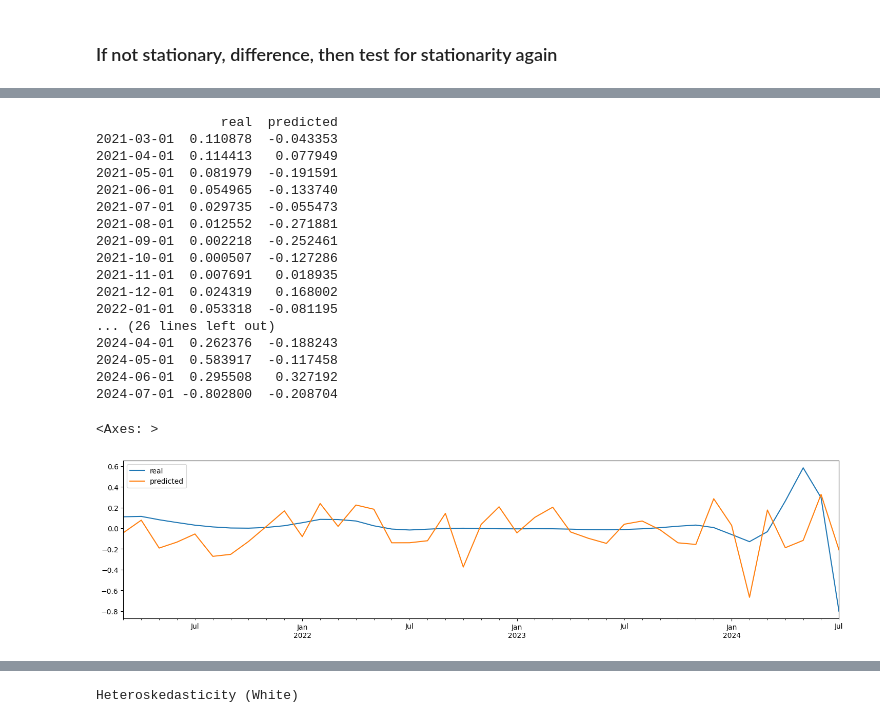
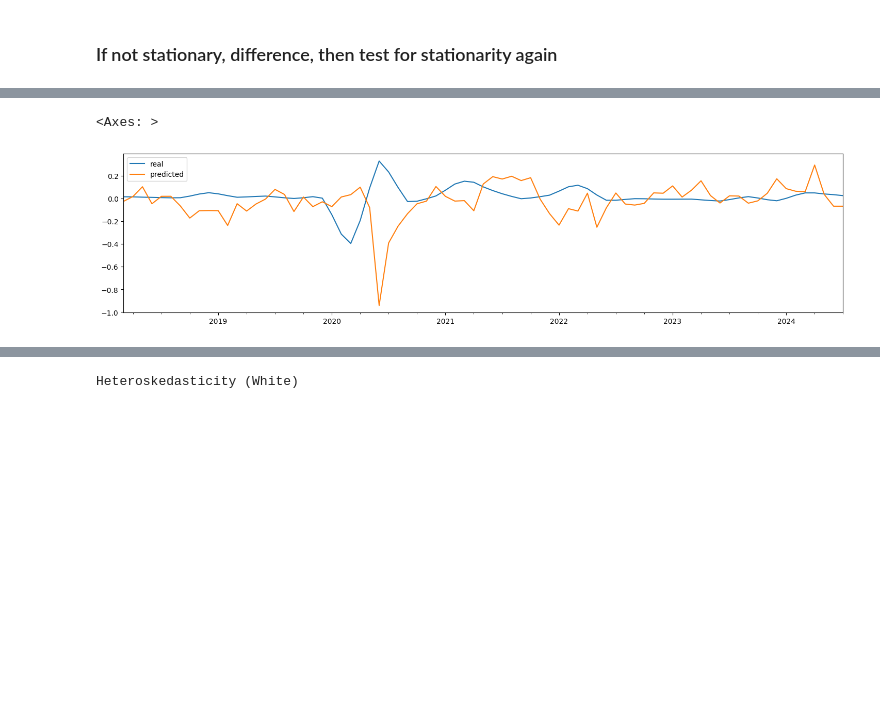
Before and after one commit to powell001/NowCast_Data_v2, a Jupyter notebook: src/a06_forecastQuarterlyData_withMonthlyData_Lasso.ipynb, the cells around one changed output, grey strips where cells are left out. Saved outputs shown, nothing was run; the diff lists cells and outputs as text; code cells hidden in the pictures; blank space fills up the shorter version.

```diff
--- a/src/a06_forecastQuarterlyData_withMonthlyData_Lasso.ipynb
+++ b/src/a06_forecastQuarterlyData_withMonthlyData_Lasso.ipynb
@@ -55,6 +57,10 @@ def y_data(seasonal=True):
 # %%
 regressionData = y_data(seasonal=True).merge(x_data(), left_index=True, right_index=True, how='outer')
 regressionData.to_csv(outputdata1 + "regressiondata_mo.csv")
-df1 = regressionData.iloc[0:355,:].copy()
 
-df1.to_csv("tmp_df1.csv ")
+start_date_analysis = "2000-08-01"  # make divisible by 12 to make coding easier
+save_some_data_for_predictions = "2024-07-01"
+df1 = regressionData.loc[start_date_analysis:save_some_data_for_predictions,:].copy()
+
+
+df1
@@ -181,7 +206,7 @@ STORE_FOR_TESTS['Difference_Stationary'] = np.nan
 STORE_FOR_TESTS['Difference_Data'] = 'False'
 # %%
 def seasonality_test(data):
-    kw_test1 = data.iloc[0:300,:]
+    kw_test1 = data.loc[start_date_analysis:save_some_data_for_predictions,:]
     kw_test1['Months'] = [1,2,3,4,5,6,7,8,9,10,11,12] * int(len(kw_test1)/12)
     kw_test1['Semi'] = [1,2,3,4,5,6] * int(len(kw_test1)/6)
     kw_test1.dropna(inplace=True)
@@ -604,3 +551,3 @@ print(scaled_features_df_diff_lag_subset.shape)
 # %%
-lasout = lassoreg(scaled_features_df_diff_lag_subset.dropna(), alpha=0.0005, title='Feature Selection Based on Lasso (Selectively DIFF DATA LAGGED)')
+lasout = lassoreg(scaled_features_df_diff_lag_subset.dropna(), alpha=0.001, title='Feature Selection Based on Lasso (Selectively DIFF DATA LAGGED)')
 # %% [output]
@@ -638,25 +587,24 @@ chooseThese
 # %%
 reg1 = scaled_features_df_diff_lag[chooseThese]
 reg1.to_csv("tmp.csv")
+
 #reg1 = scaled_features_df_diff_lag[['random_0_lag_1', 'random_1_lag_1']]
 reg1.dropna(inplace=True)
 
 ##################################
-test_train_split = 300
+test_start_date = start_date_analysis
+end_test_date = '2018-03-01'
 ##################################
 
-
-X = reg1.iloc[0:test_train_split, 1:]
+X = reg1.loc[test_start_date:end_test_date, chooseThese[1]:]
 X = sm.add_constant(X)
 
-y_true = reg1.iloc[0:test_train_split:, 0]
+y_true = reg1.loc[test_start_date:end_test_date:, 'gdp_total']
 
 model = sm.OLS(y_true,X)
 results = model.fit()
 print(results.summary())
 
-
-print(scaled_features_df_diff_lag.shape)
 scaled_features_df_diff_lag
 # %% [output]
                             OLS Regression Results
@@ -720,28 +645,14 @@ Name: gdp_total, dtype: float64
 # %%
+ypred = results.predict(X)
+Xnew = reg1.loc[end_test_date:, chooseThese[1]:]
+Xnew[['const']] = 1
+reg1.loc[end_test_date:, ['gdp_total']]
 
 ynewpred = results.predict(Xnew)  # predict out of sample
 
 # plot real and predicted values
-df_pred = pd.DataFrame({'real': reg1.iloc[test_train_split:, 0], 'predicted': ynewpred})
-print(df_pred)
+df_pred = pd.DataFrame({'real': reg1.loc[end_test_date:, 'gdp_total'], 'predicted': ynewpred})
 df_pred.plot()
 # %% [output]
-                real  predicted
-2021-03-01  0.110878  -0.043353
-2021-04-01  0.114413   0.077949
-2021-05-01  0.081979  -0.191591
-2021-06-01  0.054965  -0.133740
-2021-07-01  0.029735  -0.055473
-2021-08-01  0.012552  -0.271881
-2021-09-01  0.002218  -0.252461
-2021-10-01  0.000507  -0.127286
-2021-11-01  0.007691   0.018935
-2021-12-01  0.024319   0.168002
-2022-01-01  0.053318  -0.081195
-... (26 lines left out)
-2024-04-01  0.262376  -0.188243
-2024-05-01  0.583917  -0.117458
-2024-06-01  0.295508   0.327192
-2024-07-01 -0.802800  -0.208704
+<Axes: >
-<Axes: >
-[figure, old version]
+[figure, new version]
```
Also changed, not shown: parts of 71 cells of this notebook.
